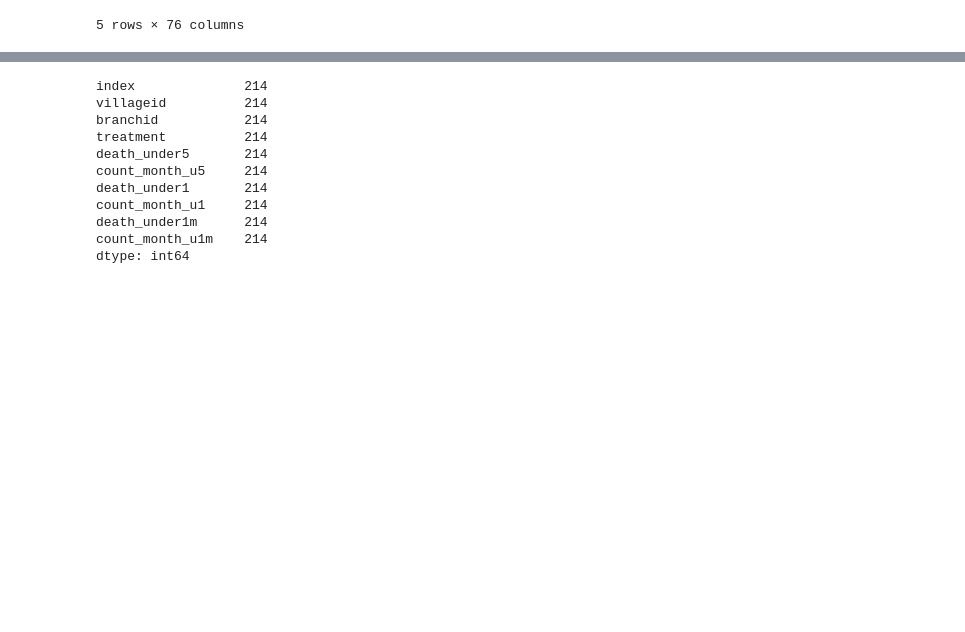
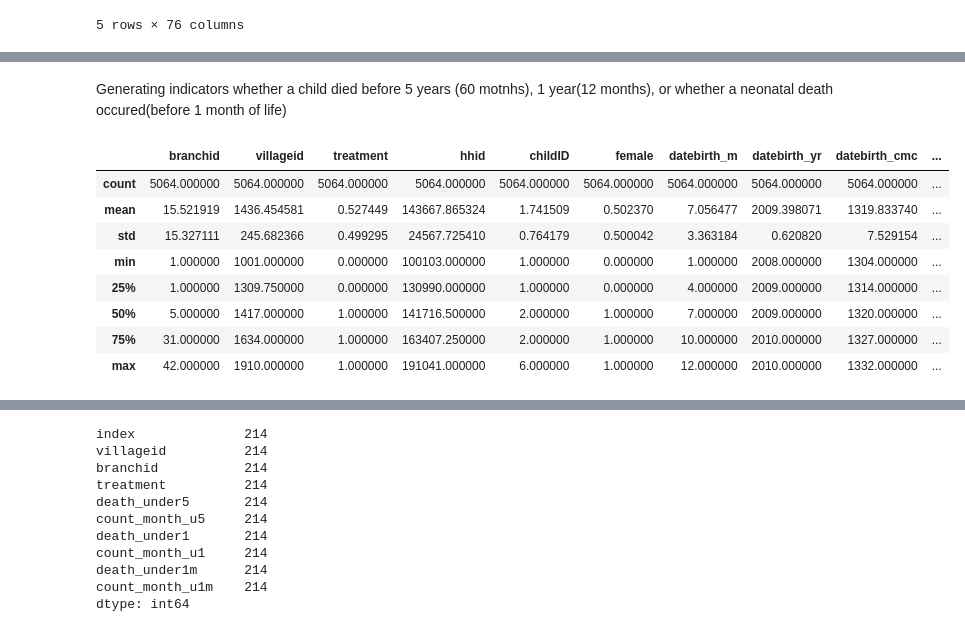
Before and after one commit to madinajapakhova/Project-replication, a Jupyter notebook: MJapakhova project(replication).ipynb, the cells around one changed output, grey strips where cells are left out. Cells and saved outputs as stored; diff of their text form; code cells hidden in the pictures; blank space fills up the shorter version.

```diff
--- a/MJapakhova project(replication).ipynb
+++ b/MJapakhova project(replication).ipynb
@@ -114,5 +165,18 @@ dtype: int64
+# %% [markdown]
+Generating indicators whether a child died before 5 years (60 motnhs), 1 year(12 months), or whether a neonatal death occured(before 1 month of life)
 # %%
 df['death_u5'] = np.where((df['died']==1) & (df['aad']<60), 1, 0)
 df['death_u1'] = np.where((df['died']==1) & (df['aad']<12), 1, 0)
 df['death_u1m'] = np.where((df['died'] == 1) & (df['aad']<1), 1,0)
+df.describe()
+# %% [output]
+|  | branchid | villageid | treatment | hhid | childID | female | datebirth_m | datebirth_yr | datebirth_cmc | ... |
+| count | 5064.000000 | 5064.000000 | 5064.000000 | 5064.000000 | 5064.000000 | 5064.000000 | 5064.000000 | 5064.000000 | 5064.000000 | ... |
+| mean | 15.521919 | 1436.454581 | 0.527449 | 143667.865324 | 1.741509 | 0.502370 | 7.056477 | 2009.398071 | 1319.833740 | ... |
+| std | 15.327111 | 245.682366 | 0.499295 | 24567.725410 | 0.764179 | 0.500042 | 3.363184 | 0.620820 | 7.529154 | ... |
+| min | 1.000000 | 1001.000000 | 0.000000 | 100103.000000 | 1.000000 | 0.000000 | 1.000000 | 2008.000000 | 1304.000000 | ... |
+| 25% | 1.000000 | 1309.750000 | 0.000000 | 130990.000000 | 1.000000 | 0.000000 | 4.000000 | 2009.000000 | 1314.000000 | ... |
+| 50% | 5.000000 | 1417.000000 | 1.000000 | 141716.500000 | 2.000000 | 1.000000 | 7.000000 | 2009.000000 | 1320.000000 | ... |
+| 75% | 31.000000 | 1634.000000 | 1.000000 | 163407.250000 | 2.000000 | 1.000000 | 10.000000 | 2010.000000 | 1327.000000 | ... |
+| max | 42.000000 | 1910.000000 | 1.000000 | 191041.000000 | 6.000000 | 1.000000 | 12.000000 | 2010.000000 | 1332.000000 | ... |
 # %%
```
Also changed, not shown: parts of 31 cells of this notebook.
